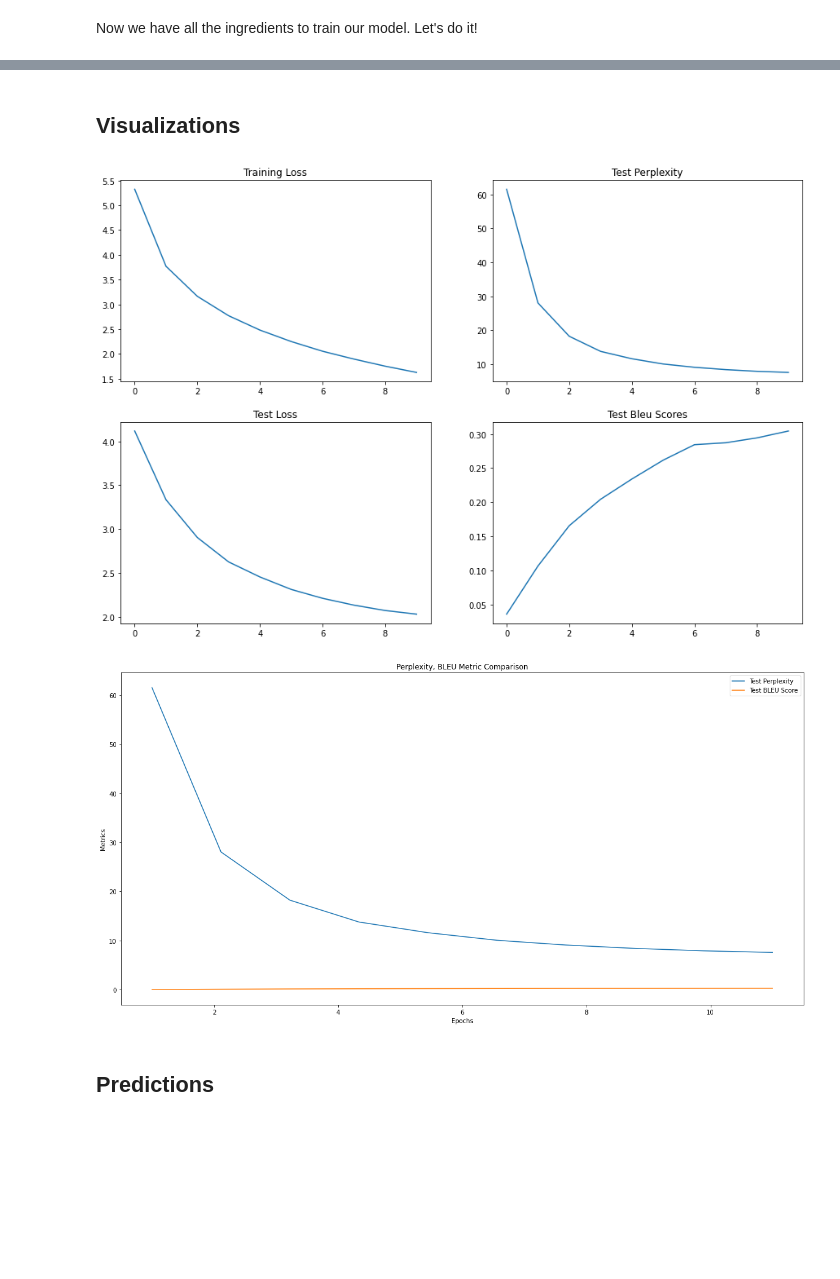
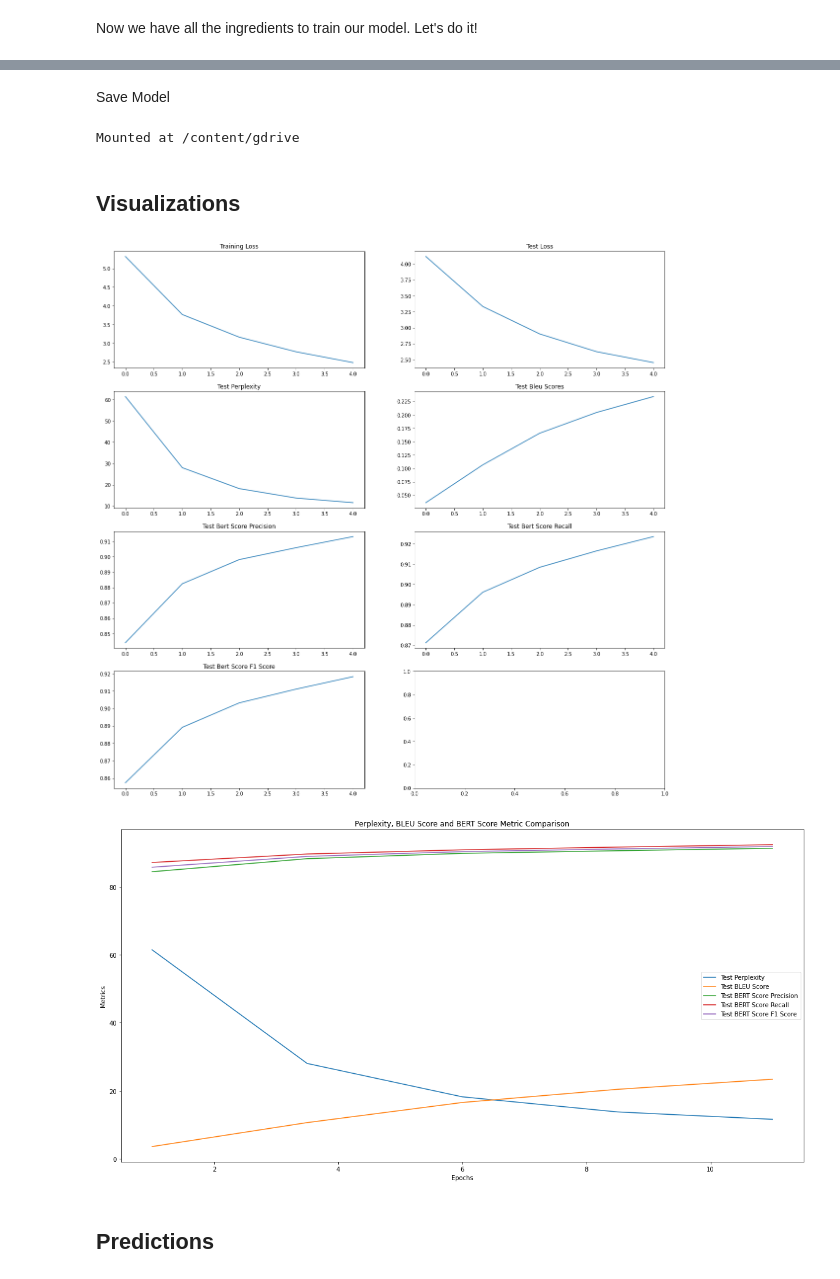
Before and after one commit to garima-mahato/END2, a Jupyter notebook: Session9-LearningRatesandEvaluationMetricsPart1/END2_Session9_BLEU_PPL_BertScore.ipynb, the cells around one changed output, grey strips where cells are left out. Saved outputs shown, nothing was run; the diff lists cells and outputs as text; code cells hidden in the pictures; blank space fills up the shorter version.

```diff
--- a/Session9-LearningRatesandEvaluationMetricsPart1/END2_Session9_BLEU_PPL_BertScore.ipynb
+++ b/Session9-LearningRatesandEvaluationMetricsPart1/END2_Session9_BLEU_PPL_BertScore.ipynb
@@ -485,7 +485,7 @@ Now we have all the ingredients to train our model. Let's do it!
 # %%
 from timeit import default_timer as timer
 import numpy as np
-NUM_EPOCHS = 10
+NUM_EPOCHS = 5
 
 train_losses = []
 val_losses = []
@@ -551,0 +520,7 @@ Epoch: 4:- Train loss: 2.771 | Val PPL: 13.789 | Val BLEU Score: 0.204 | Val BER
+# %% [markdown]
+Save Model
+# %%
+from google.colab import drive
+drive.mount('/content/gdrive', force_remount=True)
+# %% [output]
+Mounted at /content/gdrive
@@ -555,16 +532,22 @@ Epoch: 4:- Train loss: 2.771 | Val PPL: 13.789 | Val BLEU Score: 0.204 | Val BER
 import matplotlib.pyplot as plt
 
 # visualize accuracy and loss graph
-def visualize_graph(train_losses, test_losses, val_ppls, val_bleus):
-  fig, axs = plt.subplots(2,2,figsize=(15,10))
+def visualize_graph(train_losses, test_losses, val_ppls, val_bleus, val_bert_Ps, val_bert_Rs, val_bert_F1s):
+  fig, axs = plt.subplots(4,2,figsize=(20,20))
   axs[0, 0].plot(train_losses)
   axs[0, 0].set_title("Training Loss")
-  axs[1, 0].plot(test_losses)
-  axs[1, 0].set_title("Test Loss")
-  axs[0, 1].plot(val_ppls)
-  axs[0, 1].set_title("Test Perplexity")
+  axs[0, 1].plot(test_losses)
+  axs[0, 1].set_title("Test Loss")
+  axs[1, 0].plot(val_ppls)
+  axs[1, 0].set_title("Test Perplexity")
   axs[1, 1].plot(val_bleus)
   axs[1, 1].set_title("Test Bleu Scores")
+  axs[2, 0].plot(val_bert_Ps)
+  axs[2, 0].set_title("Test Bert Score Precision")
+  axs[2, 1].plot(val_bert_Rs)
+  axs[2, 1].set_title("Test Bert Score Recall")
+  axs[3, 0].plot(val_bert_F1s)
+  axs[3, 0].set_title("Test Bert Score F1 Score")
 
 def visualize_save_train_vs_test_graph(EPOCHS, dict_list, title, xlabel, ylabel, PATH, name="fig"):
   plt.figure(figsize=(20,10))
@@ -579,12 +562,12 @@ def visualize_save_train_vs_test_graph(EPOCHS, dict_list, title, xlabel, ylabel,
   plt.legend()
   plt.savefig(PATH+"/"+name+".png")
 # %%
-visualize_graph(train_losses, val_losses, val_ppls, val_bleus)
+visualize_graph(train_losses, val_losses, val_ppls, val_bleus, val_bert_Ps, val_bert_Rs, val_bert_F1s)
 # %% [output]
-[figure, old version]
+[figure, new version]
 # %%
-dict_list = {'Test Perplexity': val_ppls, 'Test BLEU Score': val_bleus}#, 'Weighte Average F1 Score':wgt_f1s}
-title = "Perplexity, BLEU Metric Comparison"
+dict_list = {'Test Perplexity': val_ppls, 'Test BLEU Score': [v*100 for v in val_bleus], 'Test BERT Score Precision': [v.item()*100 for v in val_bert_Ps], 'Test BERT Score Recall': [v.item()*100 for v in val_bert_Rs], 'Test BERT Score F1 Score': [v.item()*100 for v in val_bert_F1s]}
+title = "Perplexity, BLEU Score and BERT Score Metric Comparison"
 xlabel = "Epochs"
 ylabel = "Metrics"
 name = "metric_comparison_graph"
@@ -592,7 +575,7 @@ EPOCHS = 10
 
 visualize_save_train_vs_test_graph(EPOCHS, dict_list, title, xlabel, ylabel, './', name=name)
 # %% [output]
-[figure, old version]
+[figure, new version]
 # %% [markdown]
 ## Predictions
 # %%
```
Also changed, not shown: parts of 9 cells of this notebook, 1 other file.
